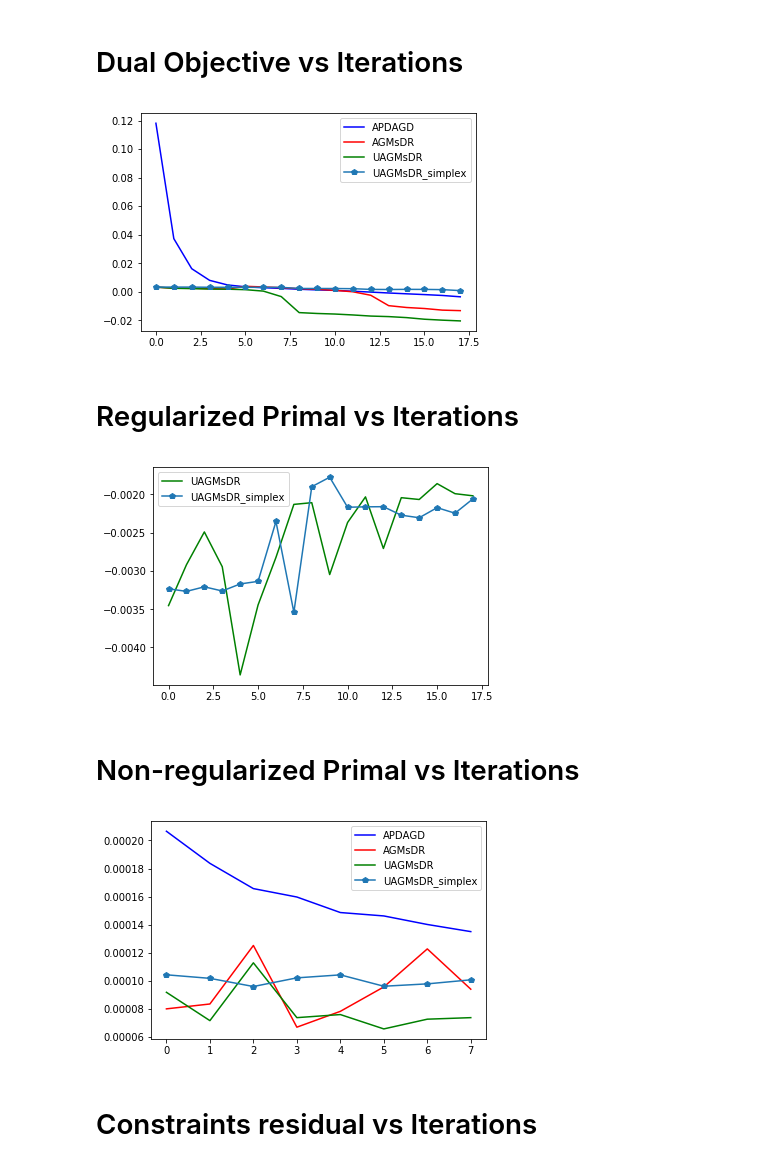
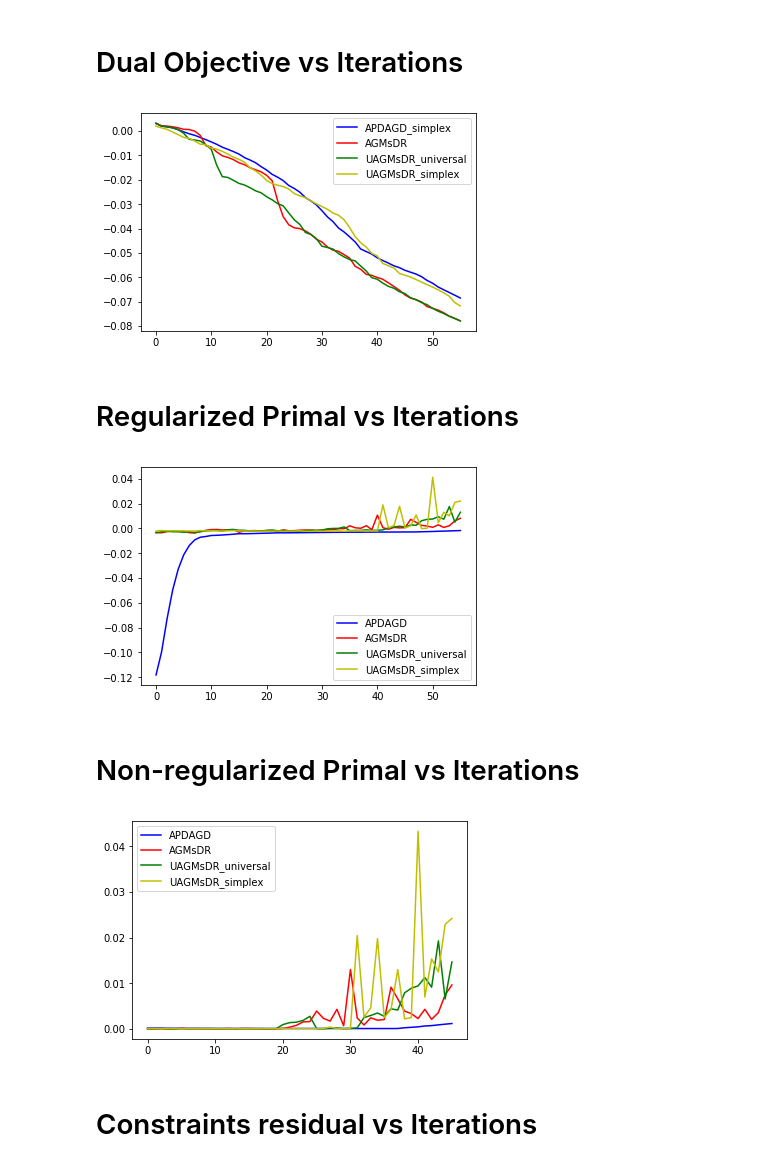
Before and after one commit to nazya/acc-alt-OT, a Jupyter notebook: main.ipynb, the cells around one changed output. Cells and saved outputs as stored; diff of their text form; code cells hidden in the pictures.

```diff
--- a/main.ipynb
+++ b/main.ipynb
@@ -148,10 +148,11 @@ def APDAGD(wtime):
                 eta = eta_new.copy()
                 break
             L = L * 2
-            del grad_phi_new
+            del lamu_new, grad_phi_new, phi_eta
         x_hat = tau * x_star + (1 - tau) * x_hat
         xs.append(x_hat)
         phis.append(phi_new)
+        del phi_new
         times.append(time.clock() - start_time)
         k=k+1
     return phis, xs, times, k
@@ -717,4 +733,4 @@ leg = ax.legend();
 # %%
 phis2, lamus2, times2, N2 = AGMsDR(wtime, eps_search)
 # %%
-phis3, lamus3, times3, N3 = UAGMsDR(wtime, eps_search, eps_f)
+phis3, lamus3, times3, N3 = UAGMsDR(wtime, eps_search, eps_f, design='u')
@@ -732,50 +746,50 @@ leg = ax.legend();
 # %% [markdown]
 # Dual Objective vs Iterations
 # %%
-N = min(N1, N2, N3, N4)
+N = min(N1, N2, N3, N6)
 # %%
 fig, ax = plt.subplots()
-ax.plot(phis1[:N], '-b', label='APDAGD')
+ax.plot(phis7[:N], '-b', label='APDAGD_simplex')
 ax.plot(phis2[:N], '-r', label='AGMsDR')
-ax.plot(phis3[:N], '-g', label='UAGMsDR')
-ax.plot(phis4[:N], '-p', label='UAGMsDR_simplex')
+ax.plot(phis3[:N], '-g', label='UAGMsDR_universal')
+ax.plot(phis6[:N], '-y', label='UAGMsDR_simplex')
 leg = ax.legend();
 # %% [output]
-[figure, old version]
+[figure, new version]
 # %% [markdown]
 # Regularized Primal vs Iterations
 # %%
 xs2 = [x_(i[:n], i[n:]) for i in lamus2[:N]]
 xs3 = [x_(i[:n], i[n:]) for i in lamus3[:N]]
-xs4 = [x_simplex_(i[:n], i[n:2*n], i[2*n]) for i in lamus4[:N]]
+xs6 = [x_s_(i[:n], i[n:]) for i in lamus6[:N]]
 
 f1 = [f_(i) for i in xs1[:N]]
 f2 = [f_(i) for i in xs2]
 f3 = [f_(i) for i in xs3]
-f4 = [f_simplex_(i) for i in xs4]
+f6 = [f_simplex_(i) for i in xs6]
 fig, ax = plt.subplots()
-#ax.plot(f1, '-b', label='APDAGD')
-#ax.plot(f2, '-r', label='AGMsDR')
-ax.plot(f3, '-g', label='UAGMsDR')
-ax.plot(f4, '-p', label='UAGMsDR_simplex')
+ax.plot(f1, '-b', label='APDAGD')
+ax.plot(f2, '-r', label='AGMsDR')
+ax.plot(f3, '-g', label='UAGMsDR_universal')
+ax.plot(f6, '-y', label='UAGMsDR_simplex')
 leg = ax.legend();
 # %% [output]
-[figure, old version]
+[figure, new version]
 # %% [markdown]
 # Non-regularized Primal vs Iterations
 # %%
 f1 = [f_true(i) for i in xs1[:N]]
 f2 = [f_true(i) for i in xs2]
 f3 = [f_true(i) for i in xs3]
-f4 = [f_true(i) for i in xs4]
+f6 = [f_true(i) for i in xs6]
 fig, ax = plt.subplots()
 ax.plot(f1[10:], '-b', label='APDAGD')
 ax.plot(f2[10:], '-r', label='AGMsDR')
-ax.plot(f3[10:], '-g', label='UAGMsDR')
-ax.plot(f4[10:], '-p', label='UAGMsDR_simplex')
+ax.plot(f3[10:], '-g', label='UAGMsDR_universal')
+ax.plot(f6[10:], '-y', label='UAGMsDR_simplex')
 leg = ax.legend();
 # %% [output]
-[figure, old version]
+[figure, new version]
 # %% [markdown]
 # Constraints residual vs Iterations
 # %%
```
Also changed, not shown: parts of 11 cells of this notebook.
